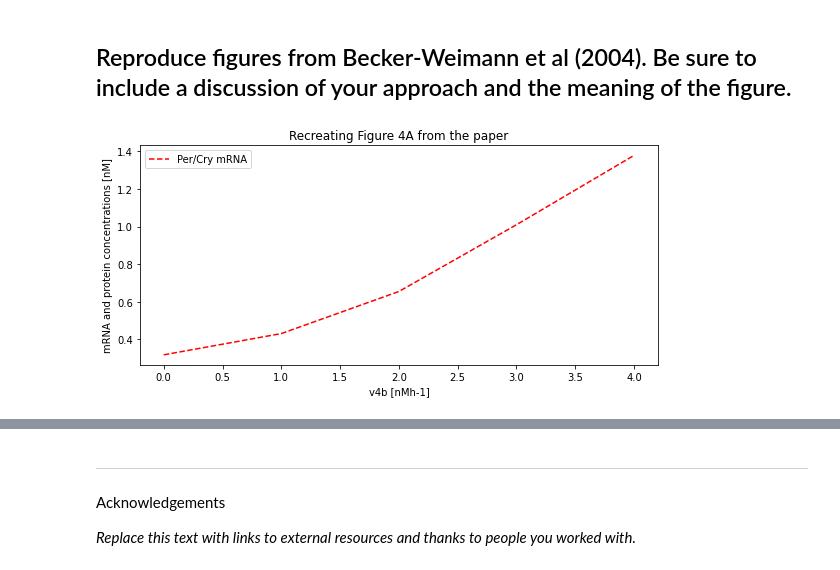
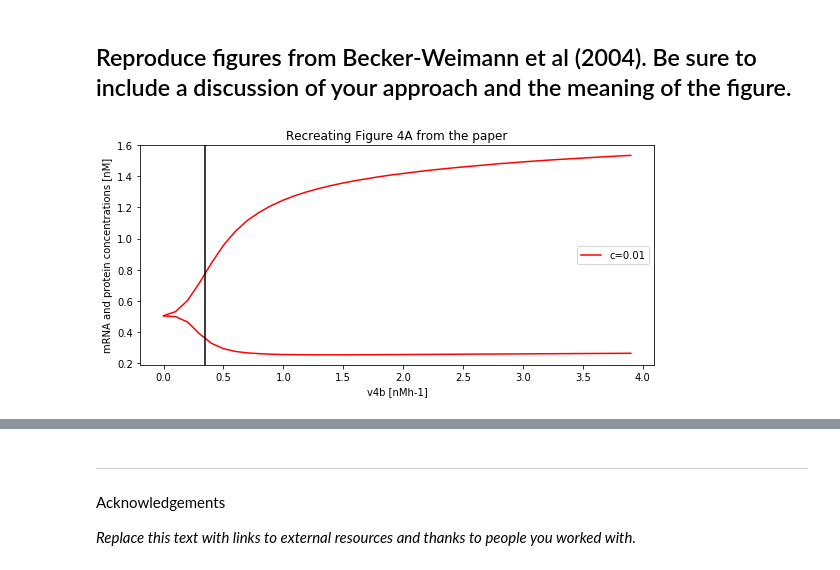
Before and after one commit to hmhwan21/cs341projects, a Jupyter notebook: proj6/Project6.ipynb, the cells around one changed output, grey strips where cells are left out. Drawn from its saved outputs; the diff is of its cells as text; code cells hidden in the pictures.

Commit message:
4 figure replication extensions done

```diff
--- a/proj6/Project6.ipynb
+++ b/proj6/Project6.ipynb
@@ -522,41 +525,46 @@ r = 3 # Hill coefficient of activation of Bmal1 transcription
 k4d = 0.75 # degradation rate of Bmal1 mRNA
 k5b = 0.24 # translation rate of BMAL1
 k5d = 0.06 # degradation rate of cytoplasmic BMAL1
 k5t = 0.45 # nuclear import rate of BMAL1
 k6t = 0.06 # nuclear export rate of BMAL1
 k6d = 0.12 # degradation rate of nuclear BMAL1
 k6a = 0.09 # activation rate of nuclear BMAL1
 k7a = 0.003 # deactivation rate of nuclear BMAL1
 k7d = 0.09 # degradataion rate of nuclear BMAL1
+#vary v4b ( the variable, 1 to 4)
+v4bs = np.arange(0,4, 0.1)
+maxsol2 = []
+for v4b in v4bs:
 
-params = (v1b,k1b,k1i,c,p,k1d,k2b,q,k2d,k2t,k3t,k3d,v4b,k4b,r,k4d,k5b,k5d,k5t,k6t,k6d,k6a,k7a,k7d)
+    params = (v1b,k1b,k1i,c,p,k1d,k2b,q,k2d,k2t,k3t,k3d,v4b,k4b,r,k4d,k5b,k5d,k5t,k6t,k6d,k6a,k7a,k7d)
 
-mf = lambda t,y : bw_oscillator(t,y, params)
+    mf = lambda t,y : bw_oscillator(t,y, params)
 
-sol1 = scipy.integrate.solve_ivp( fun=mf, t_span=(0,200), y0=0.1*np.ones((7,)),
-                                t_eval=np.arange(0,200,.1) )
-sol2 = scipy.integrate.solve_ivp( fun=mf, t_span=(0,4), y0=sol1.y[:,-1],
-                                t_eval=np.arange(0,5,1) )
-
+    sol1 = scipy.integrate.solve_ivp( fun=mf, t_span=(0,200), y0=0.1*np.ones((7,)),
+                                    t_eval=np.arange(0,200,.1) )
+    sol2 = scipy.integrate.solve_ivp( fun=mf, t_span=(0,50), y0=sol1.y[:,-1],
+                                    t_eval=np.arange(0,50,0.1) )
+    maxsol2.append((np.min(sol2.y[0,:]),np.max(sol2.y[0,:])))
 plt.figure(figsize=(8,4))
 #plt.figure()
 # plt.subplot( 2, 1, 1)
 # plt.plot( sol1.t, sol1.y.T )
 # plt.xlabel( "Time (h)")
 # plt.legend( ['Per mRNA','PER (cyto)','PER (n)','Bmal mRNA','BMAL1 (cyto)','BMAL1 (n)',"BMAL1*"])
 # plt.subplot( 2, 1, 2 )
-plt.plot( sol2.t, sol2.y[0, :], "r--")
-
+plt.plot( v4bs, np.asarray(maxsol2), "r")
+plt.axvline(0.35, color = 'black')
 
 plt.title("Recreating Figure 4A from the paper")
 plt.ylabel("mRNA and protein concentrations [nM]")
 plt.xlabel("v4b [nMh-1]")
-plt.legend( ['Per/Cry mRNA','PER (nuclear)','Bmal mRNA',"BMAL1*", "Total BMAL1"])
+plt.legend(['c=0.01'])
+#plt.legend( ['Per/Cry mRNA','PER (nuclear)','Bmal mRNA',"BMAL1*", "Total BMAL1"])
 # plt.figure()
 # plt.plot( sol2.t, sol2.y.T)
 # plt.xlabel( "Time (h)")
 # plt.legend( ['Per mRNA','PER (cyto)','PER (n)','Bmal mRNA','BMAL1 (cyto)','BMAL1 n)',"BMAL1*"])
 
 plt.tight_layout()
 # %% [output]
-[figure, old version]
+[figure, new version]
```
Also changed, not shown: parts of 15 cells of this notebook.
